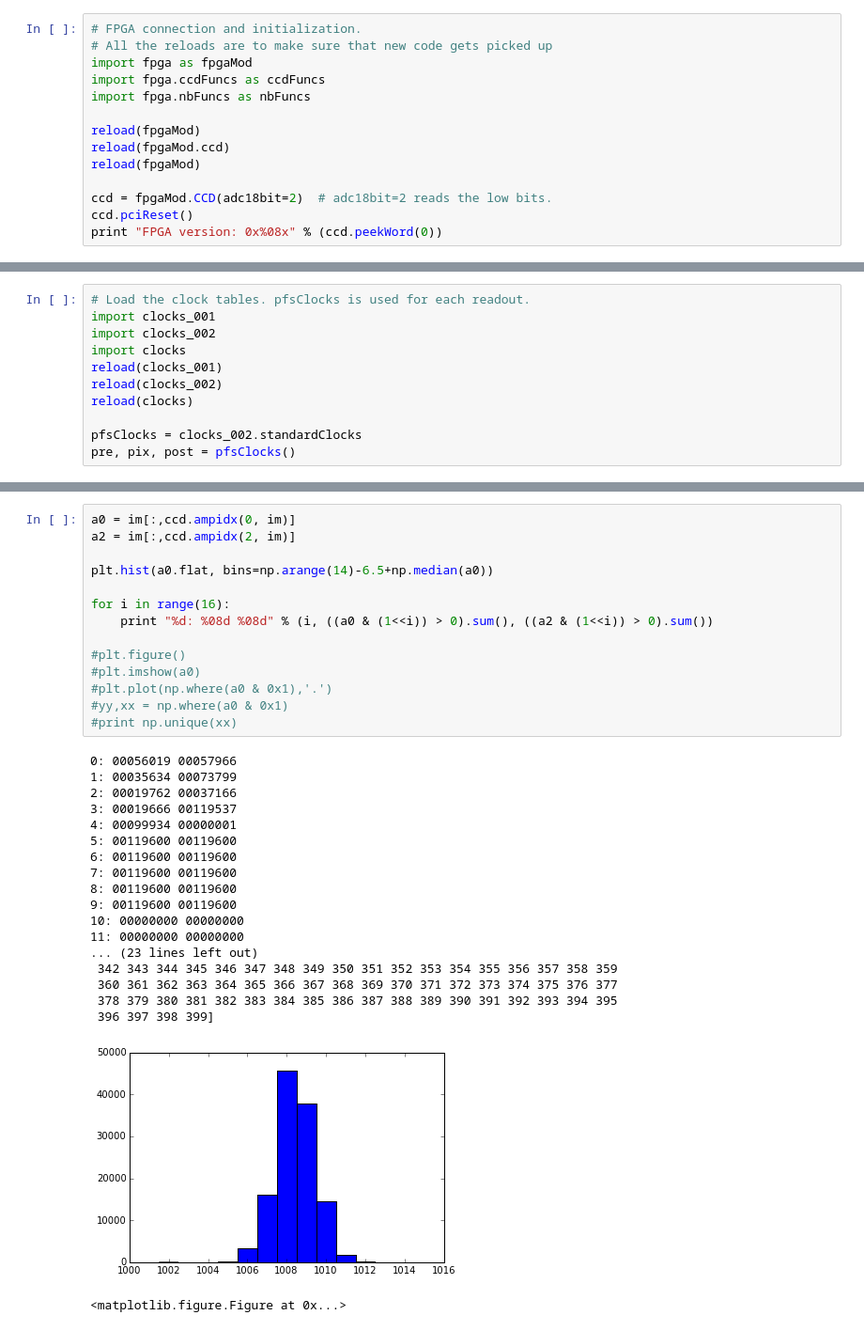
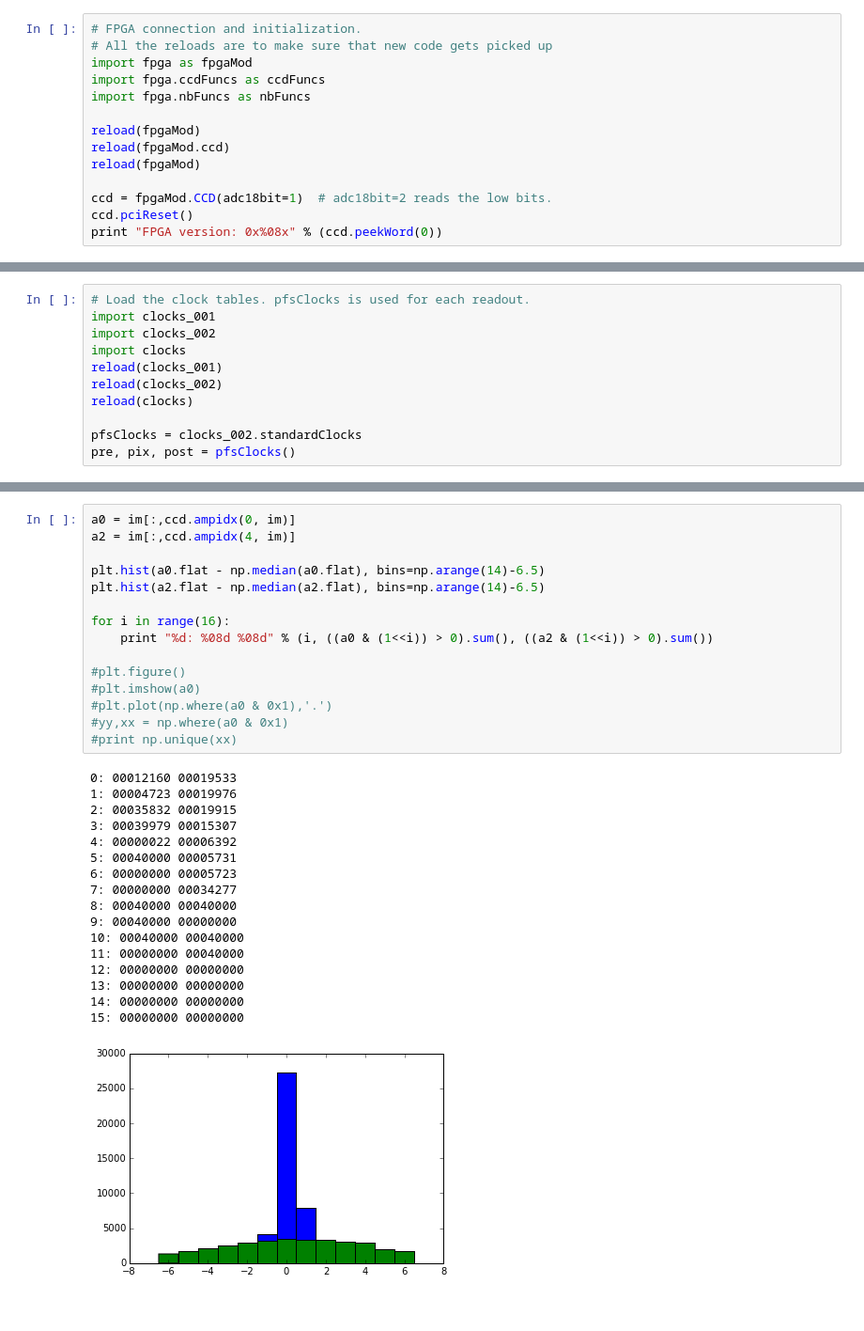
Before and after one commit to Subaru-PFS/ics_xcu_fpga, a Jupyter notebook: notebooks/ccdControl.ipynb, the cells around one changed output, grey strips where cells are left out. Shown at 94% size. Saved outputs shown, nothing was run; the diff lists cells and outputs as text.

```diff
--- a/notebooks/ccdControl.ipynb
+++ b/notebooks/ccdControl.ipynb
@@ -50,7 +95,7 @@ reload(fpgaMod)
 reload(fpgaMod.ccd)
 reload(fpgaMod)
 
-ccd = fpgaMod.CCD(adc18bit=2)  # adc18bit=2 reads the low bits.
+ccd = fpgaMod.CCD(adc18bit=1)  # adc18bit=2 reads the low bits.
 ccd.pciReset()
 print "FPGA version: 0x%08x" % (ccd.peekWord(0))
 # %% [output]
@@ -269,34 +371,33 @@ file: /data/pfs/2015-04-14/PFSA-00000760.fits
 # %%
 a0 = im[:,ccd.ampidx(0, im)]
-a2 = im[:,ccd.ampidx(2, im)]
+a2 = im[:,ccd.ampidx(4, im)]
 
-plt.hist(a0.flat, bins=np.arange(14)-6.5+np.median(a0))
+plt.hist(a0.flat - np.median(a0.flat), bins=np.arange(14)-6.5)
+plt.hist(a2.flat - np.median(a2.flat), bins=np.arange(14)-6.5)
 
 for i in range(16):
     print "%d: %08d %08d" % (i, ((a0 & (1<<i)) > 0).sum(), ((a2 & (1<<i)) > 0).sum())
 
 #plt.figure()
 #plt.imshow(a0)
 #plt.plot(np.where(a0 & 0x1),'.')
 #yy,xx = np.where(a0 & 0x1)
 #print np.unique(xx)
 # %% [output]
-0: 00056019 00057966
-1: 00035634 00073799
-2: 00019762 00037166
-3: 00019666 00119537
-4: 00099934 00000001
-5: 00119600 00119600
-6: 00119600 00119600
-7: 00119600 00119600
-8: 00119600 00119600
-9: 00119600 00119600
-10: 00000000 00000000
-11: 00000000 00000000
-... (23 lines left out)
- 342 343 344 345 346 347 348 349 350 351 352 353 354 355 356 357 358 359
- 360 361 362 363 364 365 366 367 368 369 370 371 372 373 374 375 376 377
- 378 379 380 381 382 383 384 385 386 387 388 389 390 391 392 393 394 395
- 396 397 398 399]
+0: 00012160 00019533
+1: 00004723 00019976
+2: 00035832 00019915
+3: 00039979 00015307
+4: 00000022 00006392
+5: 00040000 00005731
+6: 00000000 00005723
+7: 00000000 00034277
+8: 00040000 00040000
+9: 00040000 00000000
+10: 00040000 00040000
+11: 00000000 00040000
+12: 00000000 00000000
+13: 00000000 00000000
+14: 00000000 00000000
+15: 00000000 00000000
-[figure, old version]
+[figure, new version]
-<matplotlib.figure.Figure at 0x...>
```
Also changed, not shown: parts of 13 cells of this notebook, 1 other file.
